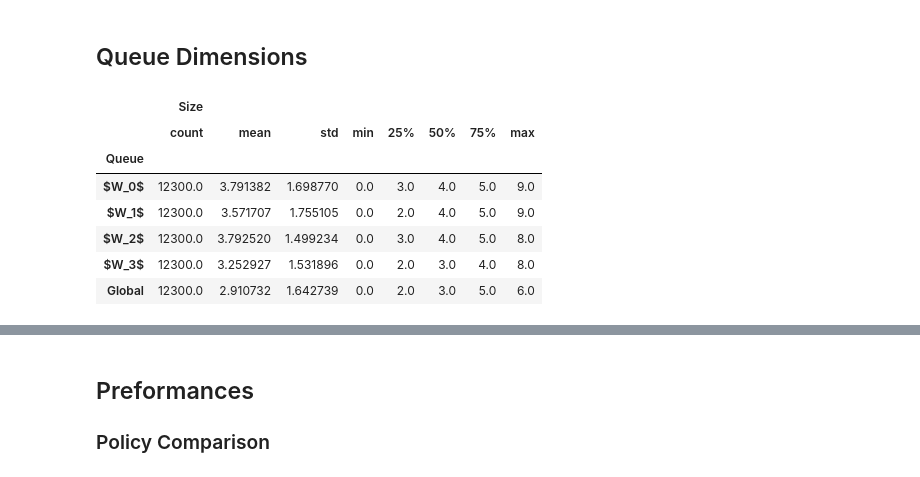
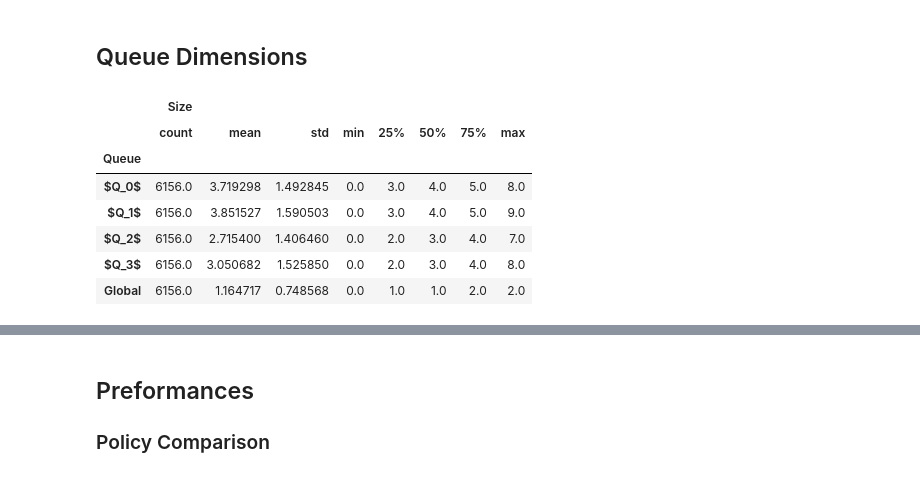
Before and after one commit to flandolfi/SPM-project, a Jupyter notebook: notebooks/analysis.ipynb, the cells around one changed output, grey strips where cells are left out. Saved outputs shown, nothing was run; the diff lists cells and outputs as text; code cells hidden in the pictures.

```diff
--- a/notebooks/analysis.ipynb
+++ b/notebooks/analysis.ipynb
@@ -6,6 +6,8 @@ import pandas as pd
 import numpy as np
 import matplotlib.pyplot as plt
 from matplotlib.lines import Line2D
+from matplotlib.patches import Rectangle
+from matplotlib.collections import PatchCollection
 from matplotlib import rc
 import seaborn as sns
 import sys
@@ -14,8 +16,9 @@ import warnings
 
 warnings.filterwarnings('ignore')
 rc('text', usetex=True)
+rc('text.latex', preamble=r'\usepackage{amsmath} \usepackage{amsfonts} \usepackage{palatino} \usepackage{mathpazo}')
 rc('font',**{'family':'serif','serif':['Palatino'], 'size': 11})
-CSV_PATH = "./data/P4_N4096000_STRONG_LOCAL/"
+CSV_PATH = "./data/P4_N4096000_BEST/"
 FW_PATH = "./data/framework_comparison/"
 POL_PATH = "./data/policy_comparison/"
 GLOB_PATH = "./data/global_queue/"
@@ -97,25 +100,25 @@ for i, (t, wid, code, i1, i2) in enumerate(forks.itertuples(index=False, name=No
 # %%
 dfs = []
 
 for i in range(n_ws):
     local = forks[['Time (ms)']].copy()
     local['Size'] = loc_hs[i, :]
-    local['Queue'] = "$W_{}$".format(i)
+    local['Queue'] = "$Q_{}$".format(i)
     dfs.append(local)
 
 glob = forks[['Time (ms)']].copy()
 glob['Size'] = glob_h
 glob['Queue'] = "Global"
 dfs.append(glob)
 
 queues = pd.concat(dfs).sort_values('Time (ms)')
 queues[['Size', 'Queue']].groupby('Queue').describe()
 # %% [output]
 |  | Size |  |  |  |  |  |  |  |
 |  | count | mean | std | min | 25% | 50% | 75% | max |
 | Queue |  |  |  |  |  |  |  |  |
-| $W_0$ | 12300.0 | 3.791382 | 1.698770 | 0.0 | 3.0 | 4.0 | 5.0 | 9.0 |
-| $W_1$ | 12300.0 | 3.571707 | 1.755105 | 0.0 | 2.0 | 4.0 | 5.0 | 9.0 |
-| $W_2$ | 12300.0 | 3.792520 | 1.499234 | 0.0 | 3.0 | 4.0 | 5.0 | 8.0 |
-| $W_3$ | 12300.0 | 3.252927 | 1.531896 | 0.0 | 2.0 | 3.0 | 4.0 | 8.0 |
-| Global | 12300.0 | 2.910732 | 1.642739 | 0.0 | 2.0 | 3.0 | 5.0 | 6.0 |
+| $Q_0$ | 6156.0 | 3.719298 | 1.492845 | 0.0 | 3.0 | 4.0 | 5.0 | 8.0 |
+| $Q_1$ | 6156.0 | 3.851527 | 1.590503 | 0.0 | 3.0 | 4.0 | 5.0 | 9.0 |
+| $Q_2$ | 6156.0 | 2.715400 | 1.406460 | 0.0 | 2.0 | 3.0 | 4.0 | 7.0 |
+| $Q_3$ | 6156.0 | 3.050682 | 1.525850 | 0.0 | 2.0 | 3.0 | 4.0 | 8.0 |
+| Global | 6156.0 | 1.164717 | 0.748568 | 0.0 | 1.0 | 1.0 | 2.0 | 2.0 |
```
Also changed, not shown: parts of 31 cells of this notebook, 5 other files.
